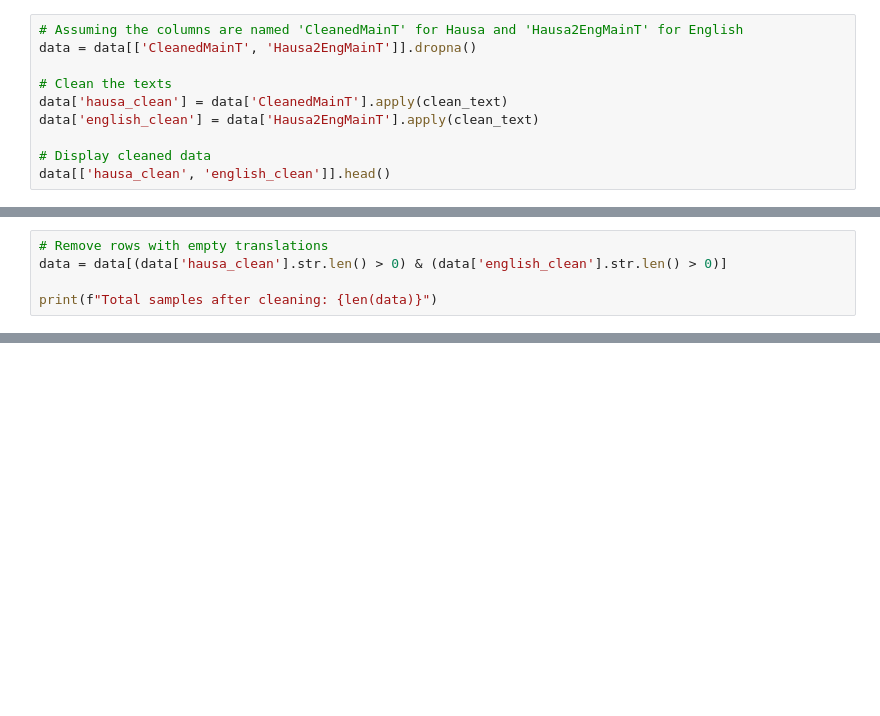
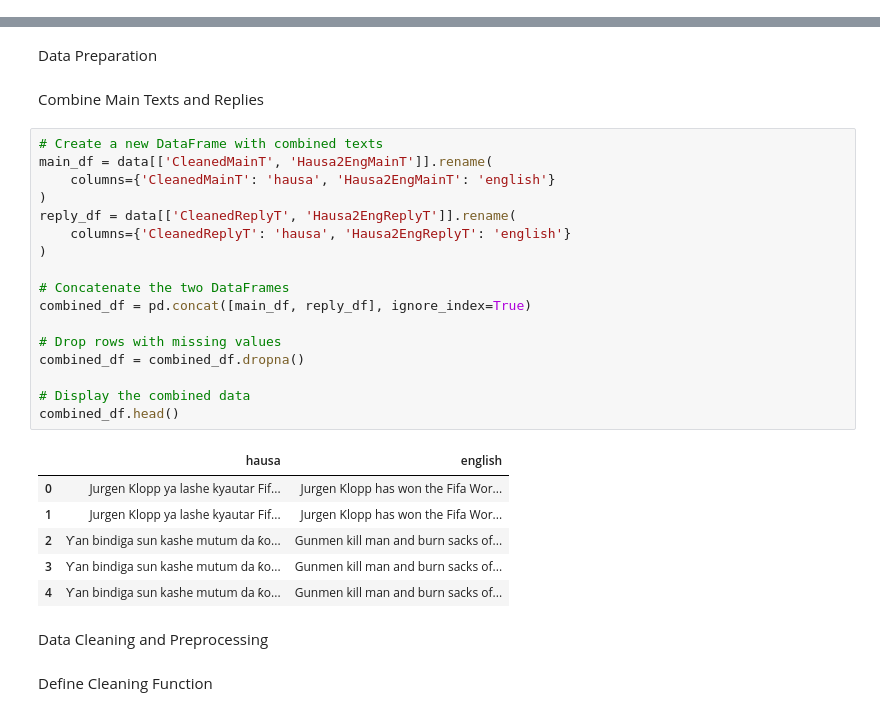
Before and after one commit to thedavidemmanuel/Hausa-English-Translation-Model, a Jupyter notebook: hausatranslation.ipynb, the cells around one changed output, grey strips where cells are left out. Saved outputs shown, nothing was run; the diff lists cells and outputs as text; blank space fills up the shorter version.

```diff
--- a/hausatranslation.ipynb
+++ b/hausatranslation.ipynb
@@ -65,10 +41,0 @@ def clean_text(text):
-# %%
-# Assuming the columns are named 'CleanedMainT' for Hausa and 'Hausa2EngMainT' for English
-data = data[['CleanedMainT', 'Hausa2EngMainT']].dropna()
-
-# Clean the texts
-data['hausa_clean'] = data['CleanedMainT'].apply(clean_text)
-data['english_clean'] = data['Hausa2EngMainT'].apply(clean_text)
-
-# Display cleaned data
-data[['hausa_clean', 'english_clean']].head()
@@ -82,5 +41,0 @@ data[['hausa_clean', 'english_clean']].head()
-# %%
-# Remove rows with empty translations
-data = data[(data['hausa_clean'].str.len() > 0) & (data['english_clean'].str.len() > 0)]
-
-print(f"Total samples after cleaning: {len(data)}")
@@ -175,0 +71,32 @@ early_stopping = EarlyStopping(monitor='val_loss', patience=3)
+# %% [markdown]
+Data Preparation
+# %% [markdown]
+Combine Main Texts and Replies
+# %%
+# Create a new DataFrame with combined texts
+main_df = data[['CleanedMainT', 'Hausa2EngMainT']].rename(
+    columns={'CleanedMainT': 'hausa', 'Hausa2EngMainT': 'english'}
+)
+reply_df = data[['CleanedReplyT', 'Hausa2EngReplyT']].rename(
+    columns={'CleanedReplyT': 'hausa', 'Hausa2EngReplyT': 'english'}
+)
+
+# Concatenate the two DataFrames
+combined_df = pd.concat([main_df, reply_df], ignore_index=True)
+
+# Drop rows with missing values
+combined_df = combined_df.dropna()
+
+# Display the combined data
+combined_df.head()
+# %% [output]
+|  | hausa | english |
+| 0 | Jurgen Klopp ya lashe kyautar Fif... | Jurgen Klopp has won the Fifa Wor... |
+| 1 | Jurgen Klopp ya lashe kyautar Fif... | Jurgen Klopp has won the Fifa Wor... |
+| 2 | Ƴan bindiga sun kashe mutum da ƙo... | Gunmen kill man and burn sacks of... |
+| 3 | Ƴan bindiga sun kashe mutum da ƙo... | Gunmen kill man and burn sacks of... |
+| 4 | Ƴan bindiga sun kashe mutum da ƙo... | Gunmen kill man and burn sacks of... |
+# %% [markdown]
+Data Cleaning and Preprocessing
+# %% [markdown]
+Define Cleaning Function
```
Also changed, not shown: parts of 68 cells of this notebook.
